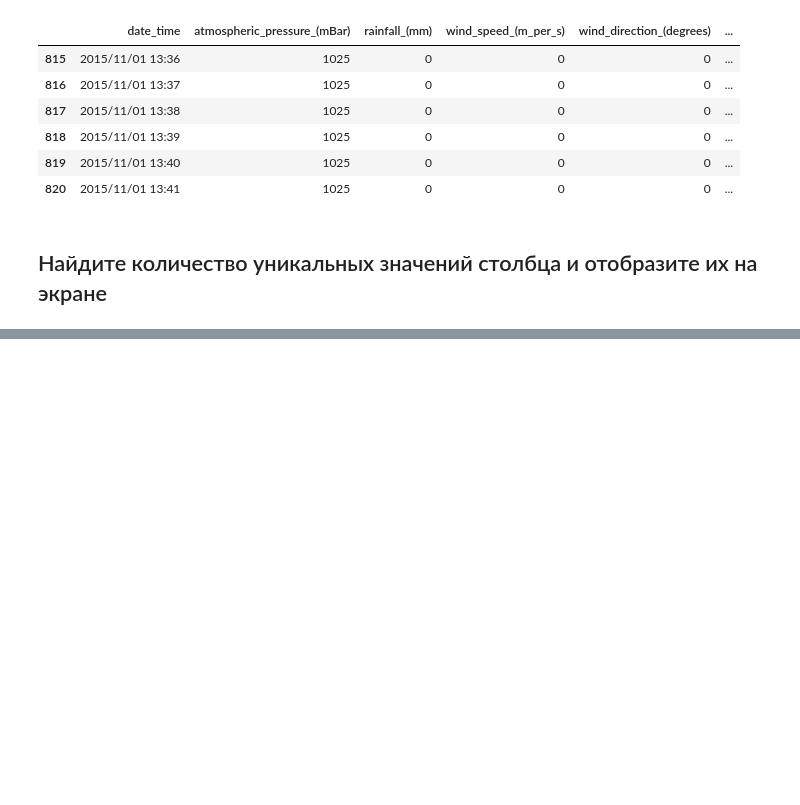
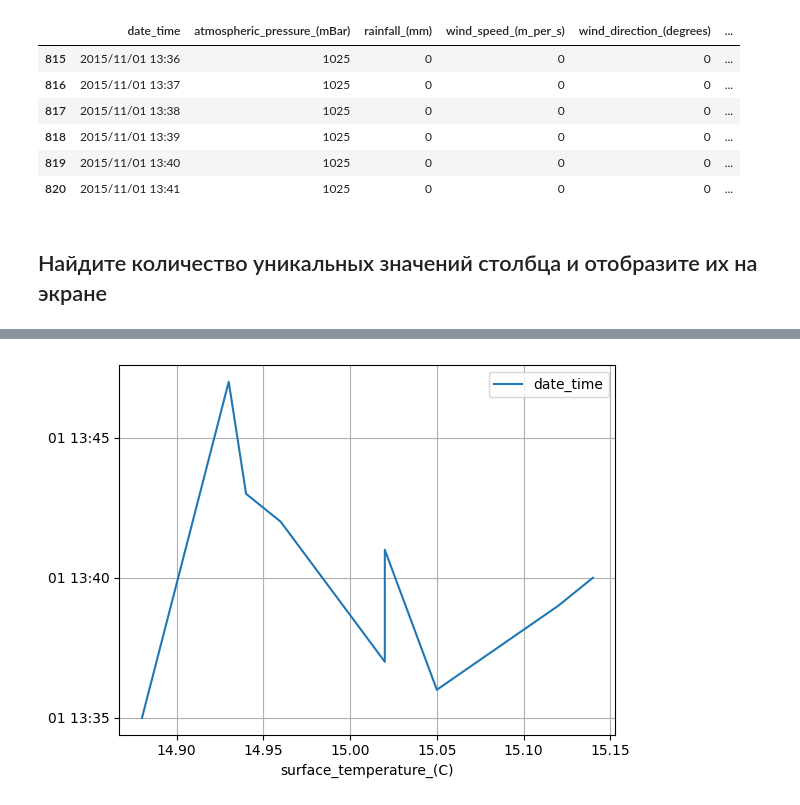
Before and after one commit to NizaevEdgar/Innopolis_Projects, a Jupyter notebook: Homework_2/homework_2.ipynb, the cells around one changed output, grey strips where cells are left out. Drawn from its saved outputs; the diff is of its cells as text; code cells hidden in the pictures; blank space fills up the shorter version.

```diff
--- a/Homework_2/homework_2.ipynb
+++ b/Homework_2/homework_2.ipynb
@@ -374,0 +440,4 @@ df[df['surface_temperature_(C)'] > 15]
+# %%
+# 10 наибольших значений
+df_1 = df[['date_time', 'surface_temperature_(C)']].sort_values(by='surface_temperature_(C)', ascending=False).head(10)
+df_1
@@ -374,0 +456,7 @@ df[df['surface_temperature_(C)'] > 15]
+# %%
+# График 10 наибольших значений температуры поверхности от времени суток
+df_1.plot(y='date_time', x='surface_temperature_(C)')
+plt.grid()
+plt.show()
+# %% [output]
+[figure, added]
```
Also changed, not shown: parts of 21 cells of this notebook.
